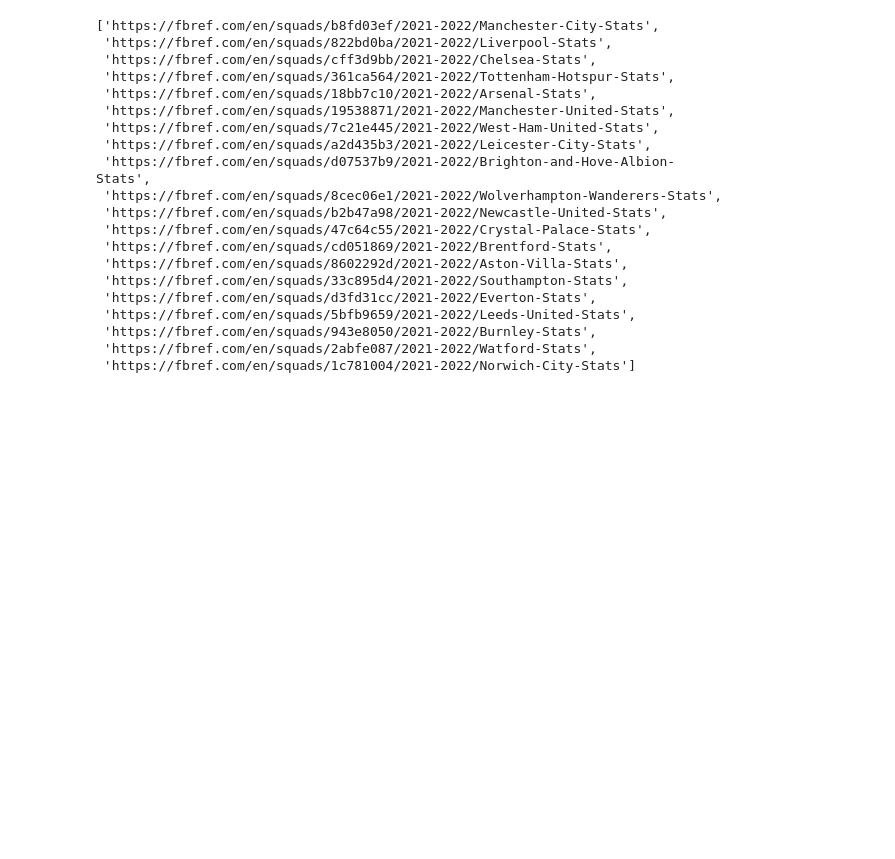
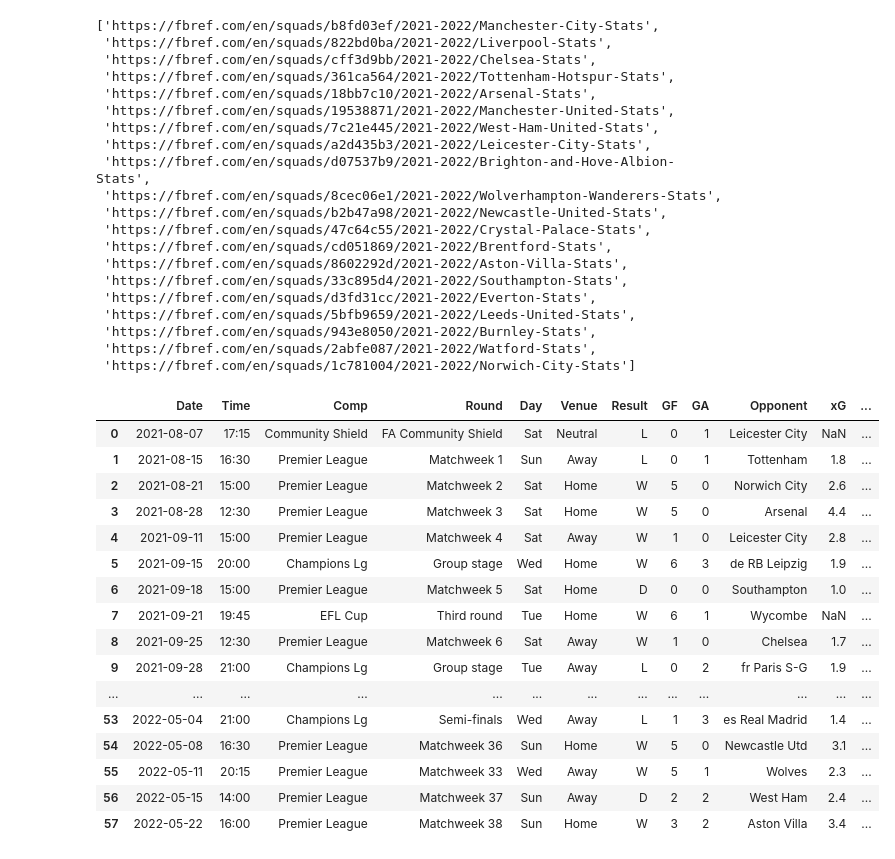
Before and after one commit to JasonByun5/Premier-League-Predictor, a Jupyter notebook: PremWebScraper.ipynb, the cells around one changed output. Saved outputs shown, nothing was run; the diff lists cells and outputs as text; code cells hidden in the pictures; blank space fills up the shorter version.

```diff
--- a/PremWebScraper.ipynb
+++ b/PremWebScraper.ipynb
@@ -56,3 +56,31 @@ team_urls
  'https://fbref.com/en/squads/943e8050/2021-2022/Burnley-Stats',
  'https://fbref.com/en/squads/2abfe087/2021-2022/Watford-Stats',
  'https://fbref.com/en/squads/1c781004/2021-2022/Norwich-City-Stats']
+# %%
+team_url = team_urls[0]
+# %%
+data = scraper.get(team_url, timeout = 20)
+# %%
+import pandas as pd
+
+matches = pd.read_html(data.text, match="Scores & Fixtures")
+# %%
+matches[0]
+# %% [output]
+|  | Date | Time | Comp | Round | Day | Venue | Result | GF | GA | Opponent | xG | ... |
+| 0 | 2021-08-07 | 17:15 | Community Shield | FA Community Shield | Sat | Neutral | L | 0 | 1 | Leicester City | NaN | ... |
+| 1 | 2021-08-15 | 16:30 | Premier League | Matchweek 1 | Sun | Away | L | 0 | 1 | Tottenham | 1.8 | ... |
+| 2 | 2021-08-21 | 15:00 | Premier League | Matchweek 2 | Sat | Home | W | 5 | 0 | Norwich City | 2.6 | ... |
+| 3 | 2021-08-28 | 12:30 | Premier League | Matchweek 3 | Sat | Home | W | 5 | 0 | Arsenal | 4.4 | ... |
+| 4 | 2021-09-11 | 15:00 | Premier League | Matchweek 4 | Sat | Away | W | 1 | 0 | Leicester City | 2.8 | ... |
+| 5 | 2021-09-15 | 20:00 | Champions Lg | Group stage | Wed | Home | W | 6 | 3 | de RB Leipzig | 1.9 | ... |
+| 6 | 2021-09-18 | 15:00 | Premier League | Matchweek 5 | Sat | Home | D | 0 | 0 | Southampton | 1.0 | ... |
+| 7 | 2021-09-21 | 19:45 | EFL Cup | Third round | Tue | Home | W | 6 | 1 | Wycombe | NaN | ... |
+| 8 | 2021-09-25 | 12:30 | Premier League | Matchweek 6 | Sat | Away | W | 1 | 0 | Chelsea | 1.7 | ... |
+| 9 | 2021-09-28 | 21:00 | Champions Lg | Group stage | Tue | Away | L | 0 | 2 | fr Paris S-G | 1.9 | ... |
+| ... | ... | ... | ... | ... | ... | ... | ... | ... | ... | ... | ... | ... |
+| 53 | 2022-05-04 | 21:00 | Champions Lg | Semi-finals | Wed | Away | L | 1 | 3 | es Real Madrid | 1.4 | ... |
+| 54 | 2022-05-08 | 16:30 | Premier League | Matchweek 36 | Sun | Home | W | 5 | 0 | Newcastle Utd | 3.1 | ... |
+| 55 | 2022-05-11 | 20:15 | Premier League | Matchweek 33 | Wed | Away | W | 5 | 1 | Wolves | 2.3 | ... |
+| 56 | 2022-05-15 | 14:00 | Premier League | Matchweek 37 | Sun | Away | D | 2 | 2 | West Ham | 2.4 | ... |
+| 57 | 2022-05-22 | 16:00 | Premier League | Matchweek 38 | Sun | Home | W | 3 | 2 | Aston Villa | 3.4 | ... |
```
Also changed, not shown: parts of 8 cells of this notebook.
